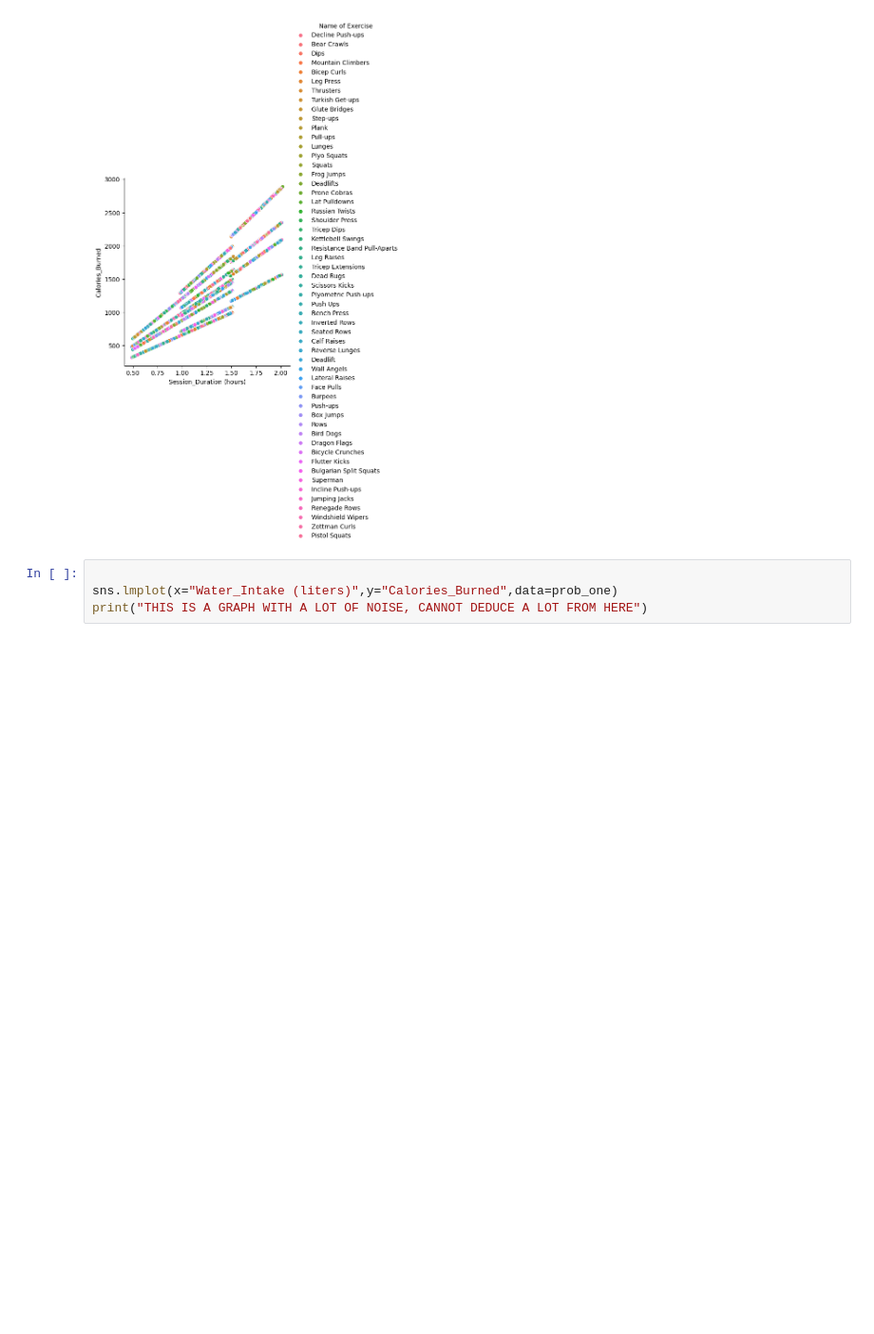
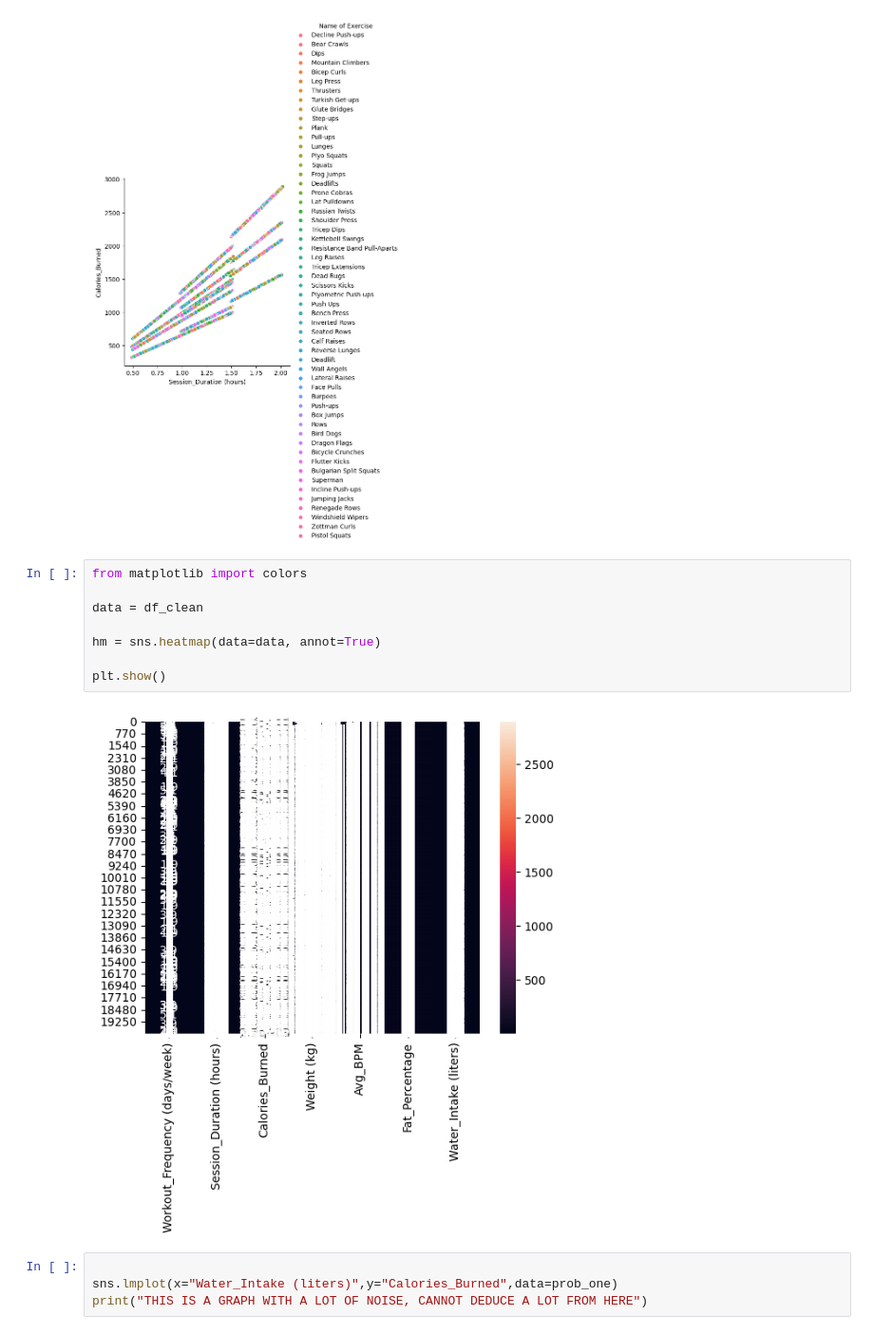
Before and after one commit to rmunozcuevas/datamining, a Jupyter notebook: project_three/regression.ipynb, the cells around one changed output. Shown at 95% size. Saved outputs shown, nothing was run; the diff lists cells and outputs as text; blank space fills up the shorter version.

```diff
--- a/project_three/regression.ipynb
+++ b/project_three/regression.ipynb
@@ -216,6 +428,16 @@ sns.relplot(
 # %% [output]
 <seaborn.axisgrid.FacetGrid at 0x...>
 [figure]
+# %%
+from matplotlib import colors
+
+data = df_clean
+
+hm = sns.heatmap(data=data, annot=True)
+
+plt.show()
+# %% [output]
+[figure, added]
 # %%
 
 sns.lmplot(x="Water_Intake (liters)",y="Calories_Burned",data=prob_one)
```
Also changed, not shown: parts of 12 cells of this notebook, 2 other files.
